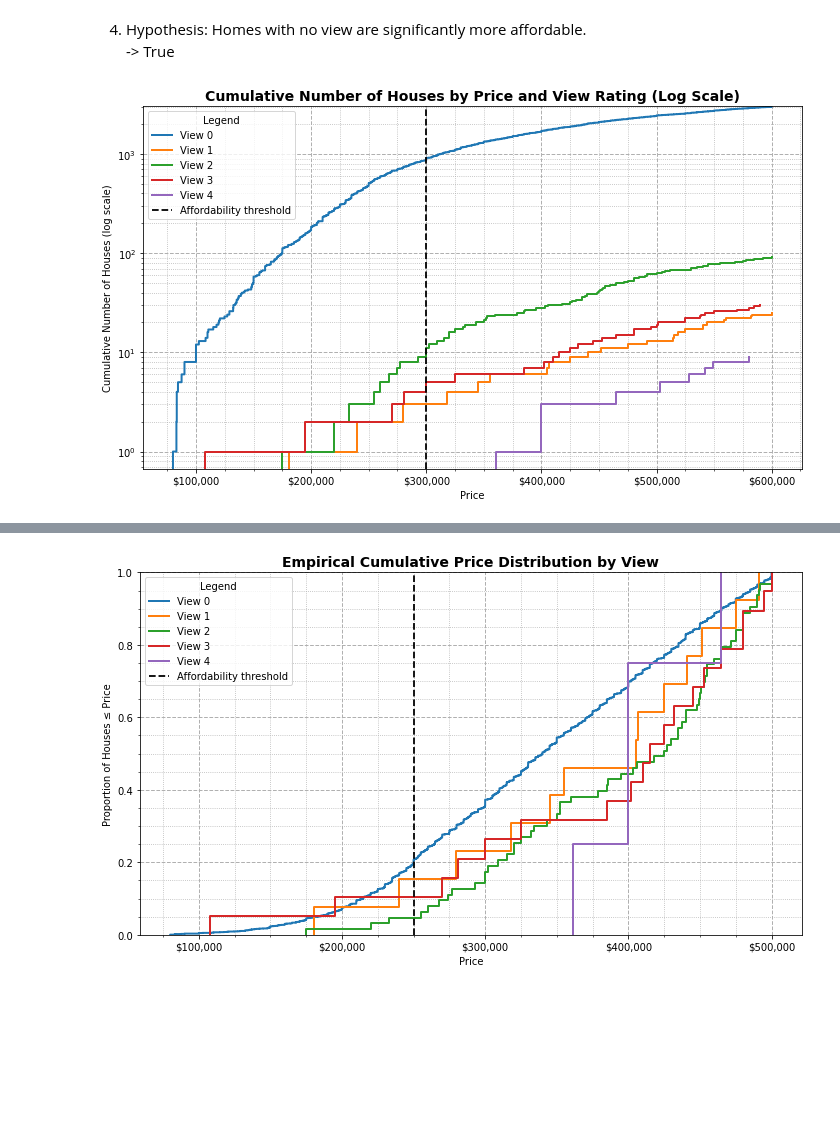
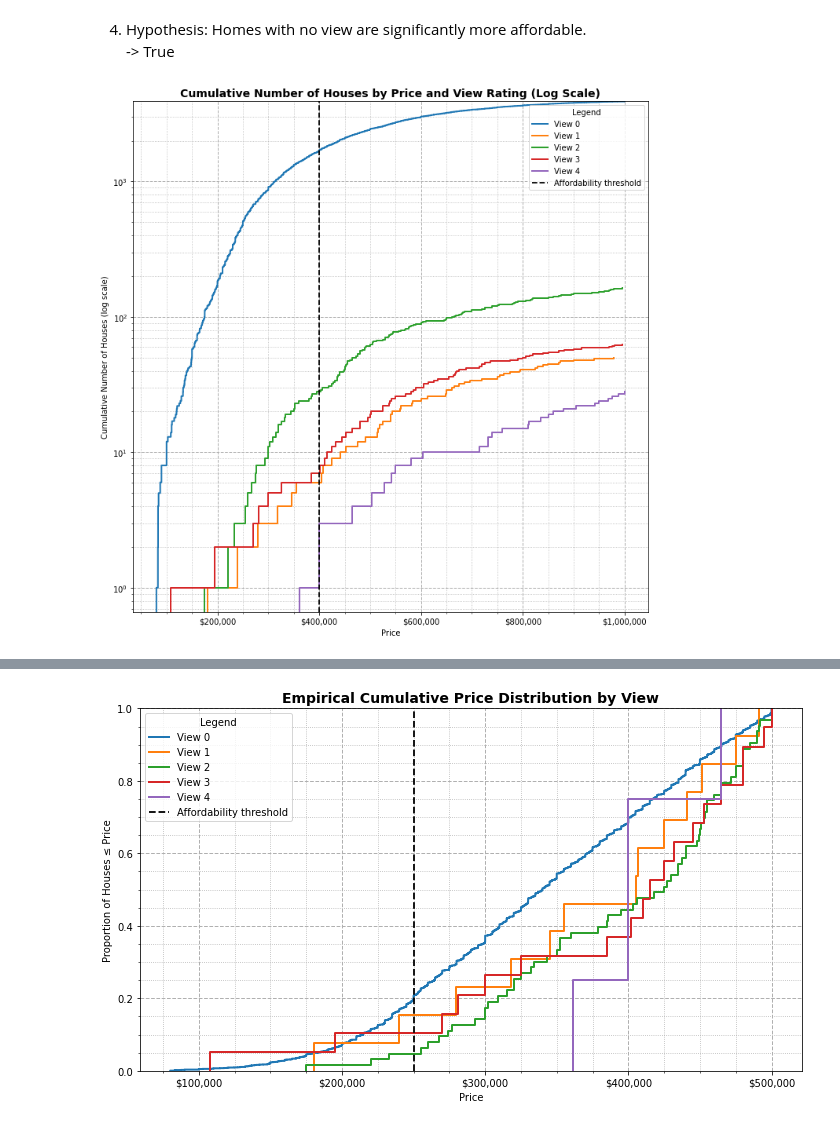
Before and after one commit to codedeedope/ScientificProgrammingLab, a Jupyter notebook: EDA_Project.ipynb, the cells around one changed output, grey strips where cells are left out. Drawn from its saved outputs; the diff is of its cells as text; code cells hidden in the pictures; blank space fills up the shorter version.

```diff
--- a/EDA_Project.ipynb
+++ b/EDA_Project.ipynb
@@ -115,12 +115,12 @@ import seaborn as sns
 import matplotlib.pyplot as plt
 from matplotlib.ticker import FuncFormatter, AutoMinorLocator
 
-affordability_threshold = 300000
-max_price = 2 * affordability_threshold
+affordability_threshold = 400000
+max_price = 2.5 * affordability_threshold
 
 df_plot = df[df["price"] <= max_price]
 
-plt.figure(figsize=(10,6))
+plt.figure(figsize=(10,10))
 palette = sns.color_palette("tab10", 5)
 
 for i, view_level in enumerate(sorted(df_plot["view"].unique())):
@@ -157,34 +157,34 @@ ax.set_axisbelow(True)
 
 # Dollar formatting
 def dollar_formatter(x, pos):
     return f"${int(x):,}"
 
 ax.xaxis.set_major_formatter(FuncFormatter(dollar_formatter))
 
 plt.title(
     "Cumulative Number of Houses by Price and View Rating (Log Scale)",
     fontsize=14,
     weight="bold"
 )
 
 plt.xlabel("Price")
 plt.ylabel("Cumulative Number of Houses (log scale)")
 plt.legend(title="Legend")
 
 plt.tight_layout()
 
 plt.savefig(
     "noView.png",
     dpi=300,
     bbox_inches="tight",
     pad_inches=0.02,
     facecolor="white",
     transparent=False
 )
 
 plt.show()
 # %% [output]
-[figure, old version]
+[figure, new version]
 # %%
 import seaborn as sns
 import matplotlib.pyplot as plt
```
Also changed, not shown: parts of 8 cells of this notebook, 10 other files.
